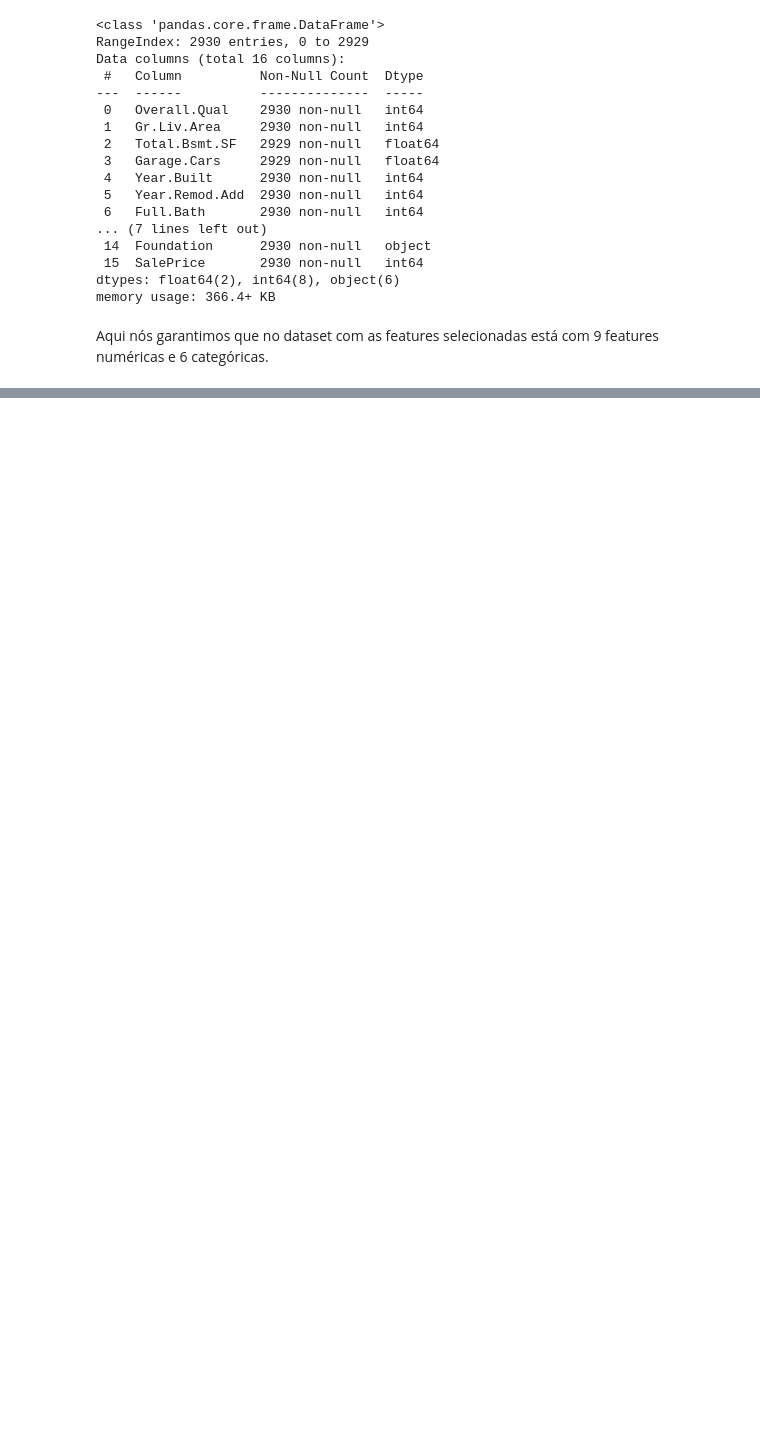
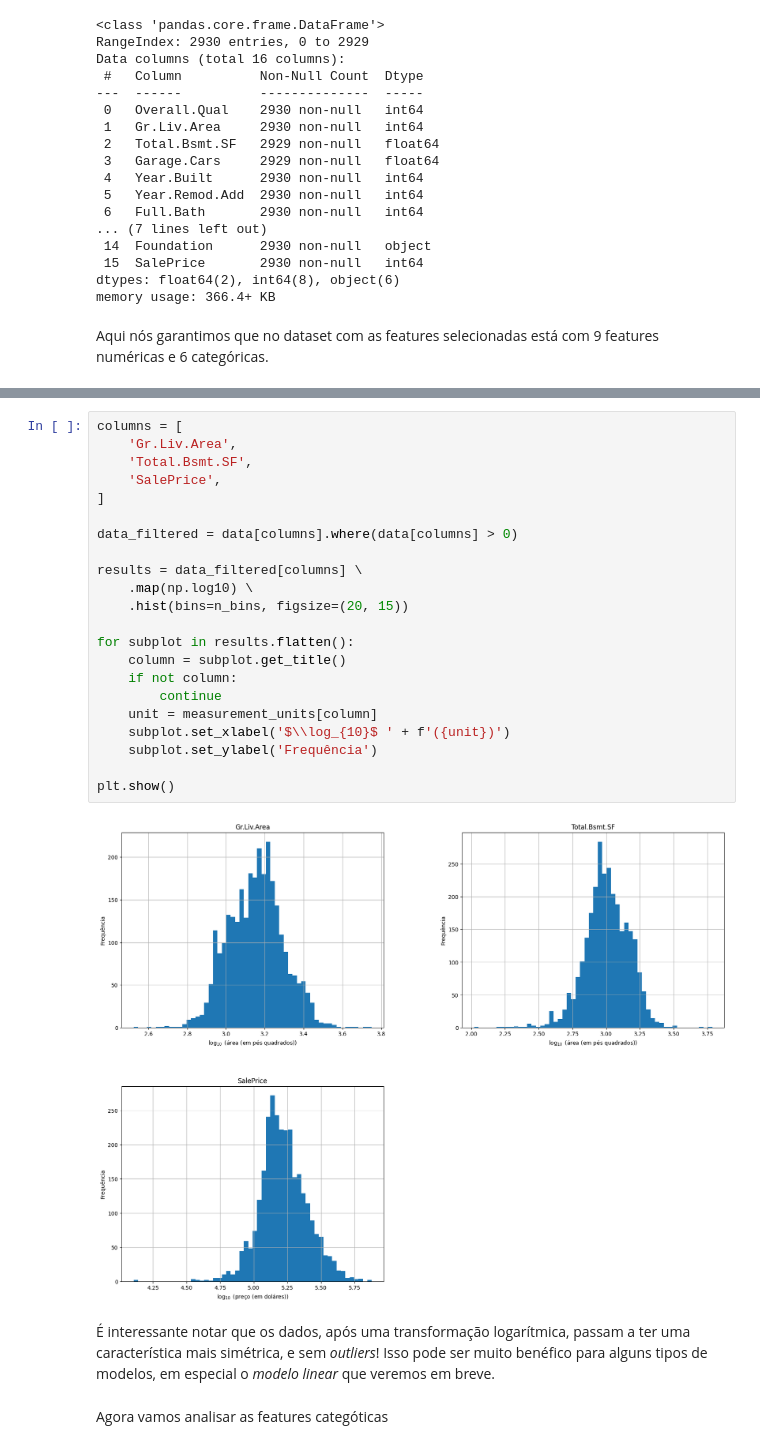
Before and after one commit to Joao-Pedro-Queiroz/projeto_ames, a Jupyter notebook: projeto.ipynb, the cells around one changed output, grey strips where cells are left out. Drawn from its saved outputs; the diff is of its cells as text; blank space fills up the shorter version.

```diff
--- a/projeto.ipynb
+++ b/projeto.ipynb
@@ -315,0 +530,28 @@ O *dataset* sem linhas duplicadas tem tamanho diferente do *dataset* original, i
+# %%
+columns = [
+    'Gr.Liv.Area',
+    'Total.Bsmt.SF',
+    'SalePrice',
+]
+
+data_filtered = data[columns].where(data[columns] > 0)
+
+results = data_filtered[columns] \
+    .map(np.log10) \
+    .hist(bins=n_bins, figsize=(20, 15))
+
+for subplot in results.flatten():
+    column = subplot.get_title()
+    if not column:
+        continue
+    unit = measurement_units[column]
+    subplot.set_xlabel('$\\log_{10}$ ' + f'({unit})')
+    subplot.set_ylabel('Frequência')
+
+plt.show()
+# %% [output]
+[figure, added]
+# %% [markdown]
+É interessante notar que os dados, após uma transformação logarítmica, passam a ter uma característica mais simétrica, e sem *outliers*! Isso pode ser muito benéfico para alguns tipos de modelos, em especial o *modelo linear* que veremos em breve.
+# %% [markdown]
+Agora vamos analisar as features categóticas
```
Also changed, not shown: parts of 25 cells of this notebook.
